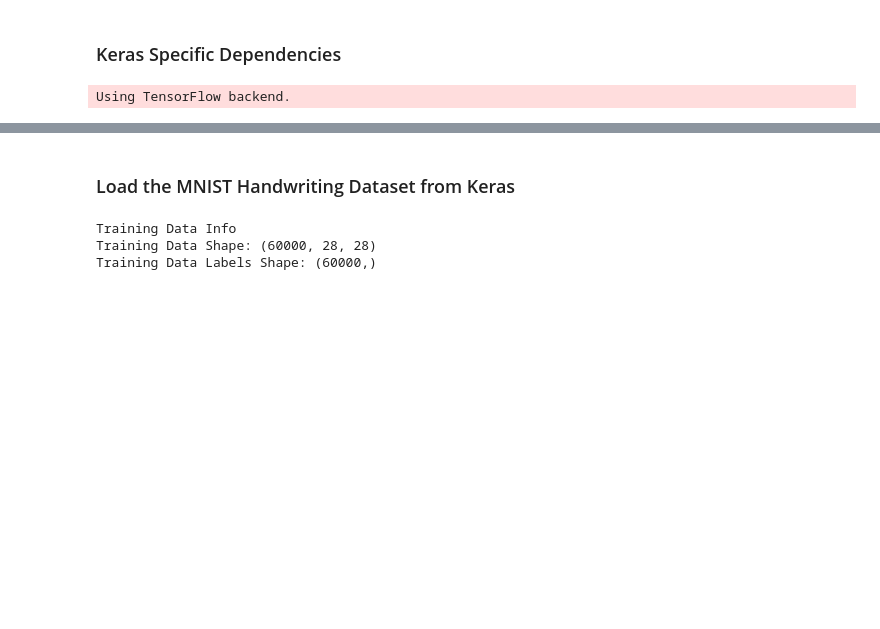
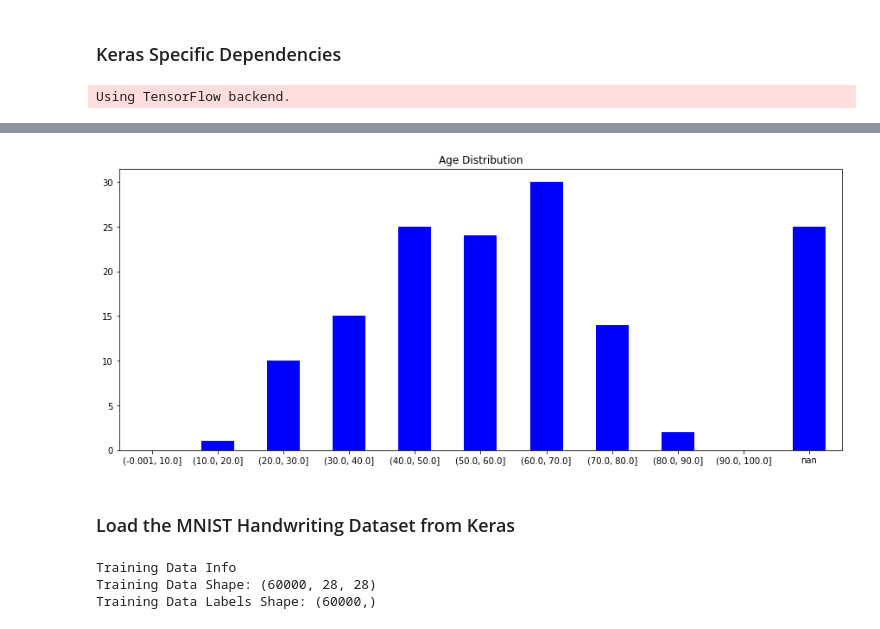
Before and after one commit to MPdeM/imaging_diagnosis, a Jupyter notebook: BuildModel.ipynb, the cells around one changed output, grey strips where cells are left out. Drawn from its saved outputs; the diff is of its cells as text; code cells hidden in the pictures; blank space fills up the shorter version.

```diff
--- a/BuildModel.ipynb
+++ b/BuildModel.ipynb
@@ -63,3 +94,11 @@ FileNotFoundError: ignored
+# %%
+# Now age (nan in unknown)
+out = pd.cut(df['age'], bins=np.arange(0,110,10).tolist(), include_lowest=True)
+ax = out.value_counts(sort=False, dropna=False).plot.bar(rot=0, color="b", figsize=(15,6), title= "Age Distribution")
+#ax.set_xticklabels([c[1:-1].replace(","," to") for c in out.cat.categories])
+plt.show()
+# %% [output]
+[figure, added]
 # %% [markdown]
 ### Load the MNIST Handwriting Dataset from Keras
 # %%
```
Also changed, not shown: parts of 5 cells of this notebook.
